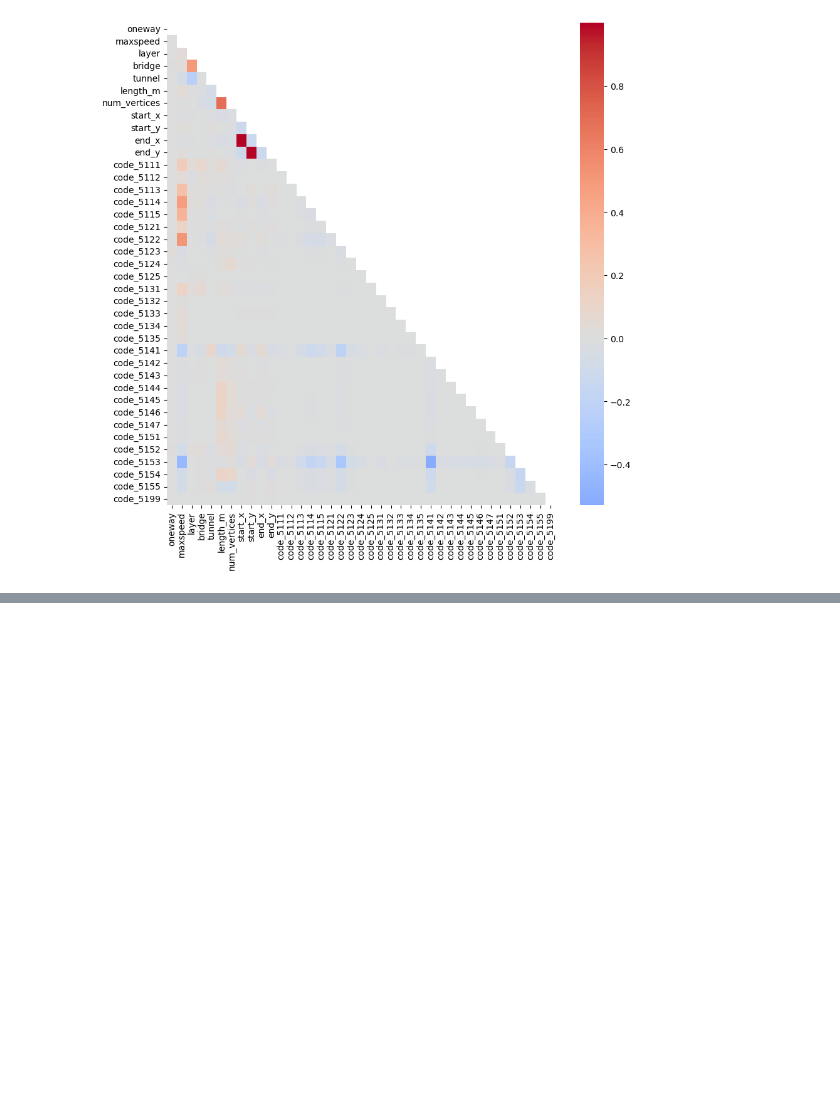
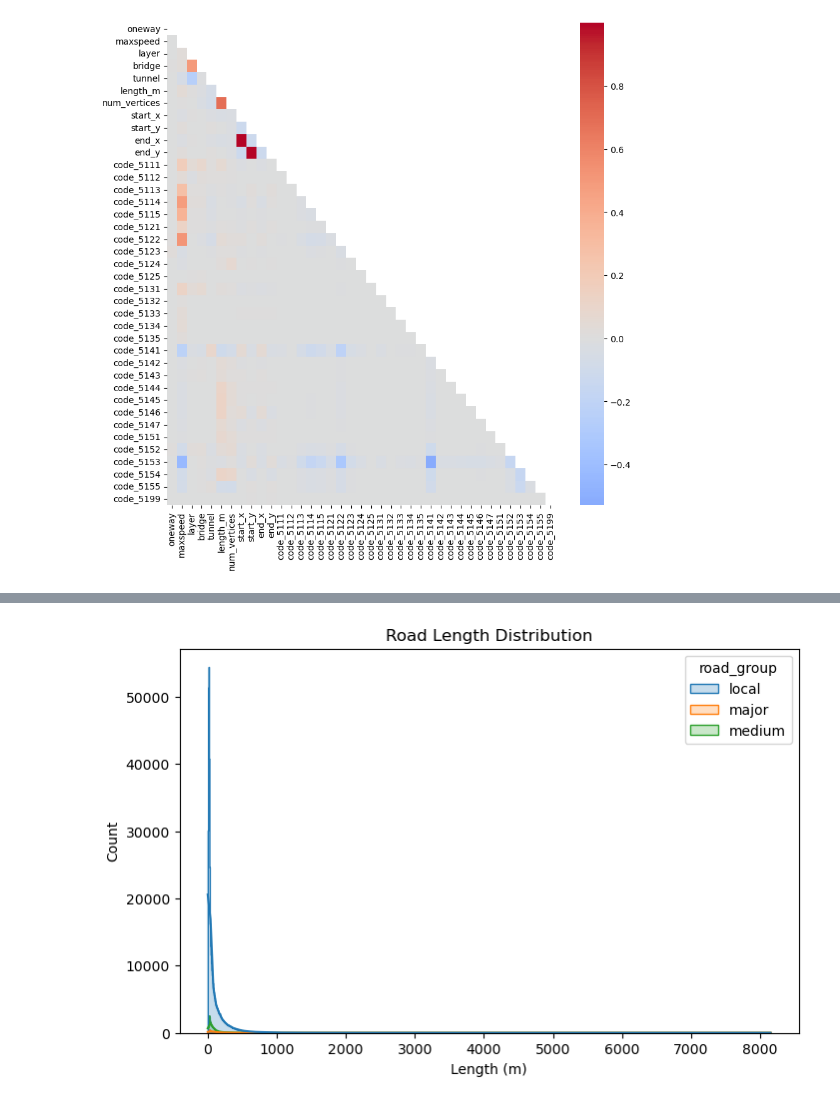
Before and after one commit to Husseim-Stuck-Portfolio/geospatial-road-network-ml, a Jupyter notebook: Notebook/GEO-ML-Notebook.ipynb, the cells around one changed output, grey strips where cells are left out. Cells and saved outputs as stored; diff of their text form; code cells hidden in the pictures; blank space fills up the shorter version.

```diff
--- a/Notebook/GEO-ML-Notebook.ipynb
+++ b/Notebook/GEO-ML-Notebook.ipynb
@@ -520,0 +511,9 @@ plt.show()
+# %%
+plt.figure(figsize=(8, 5))
+sns.histplot(data=gdf, x="length_m", hue="road_group", kde=True, element="step")
+plt.title("Road Length Distribution")
+plt.xlabel("Length (m)")
+plt.ylabel("Count")
+plt.show()
+# %% [output]
+[figure, added]
```
Also changed, not shown: parts of 12 cells of this notebook.
